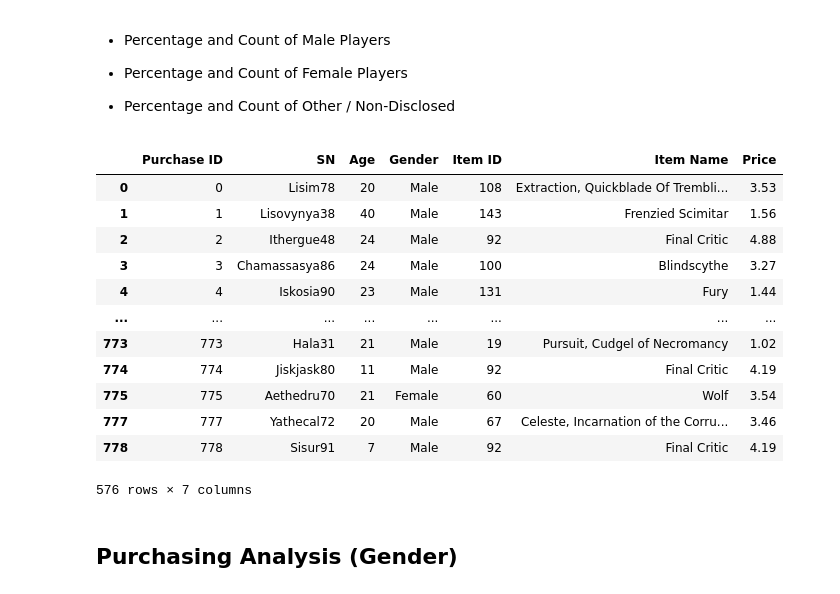
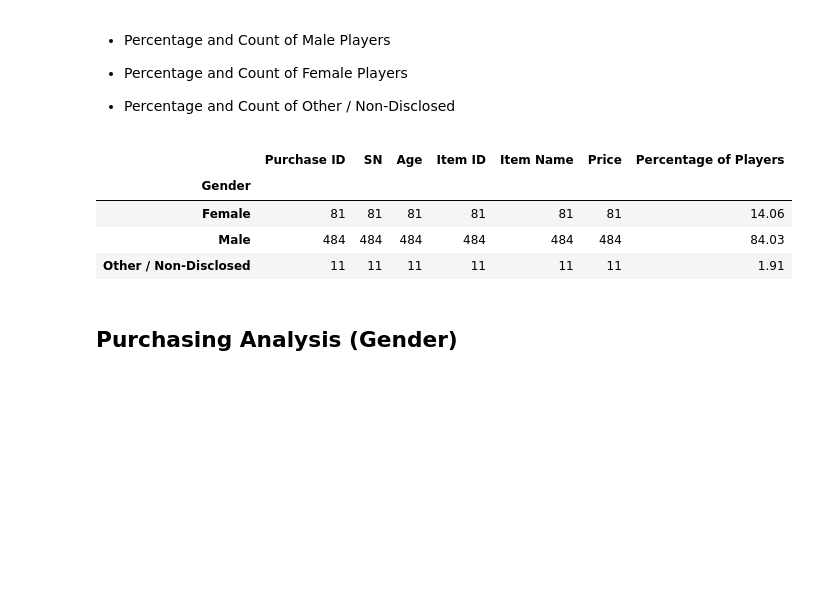
Before and after one commit to Gujaratigirl/Pandas_Challenge, a Jupyter notebook: HeroesOfPymoli/HeroesOfPymoli_starter.ipynb, the cells around one changed output. Saved outputs shown, nothing was run; the diff lists cells and outputs as text; code cells hidden in the pictures; blank space fills up the shorter version.

```diff
--- a/HeroesOfPymoli/HeroesOfPymoli_starter.ipynb
+++ b/HeroesOfPymoli/HeroesOfPymoli_starter.ipynb
@@ -84,32 +84,39 @@ purchase_summary_df
 # %%
 #gender_summary_df = purchase_data_df["SN"].unique()
 #df.groupby('id').first()
 user_summary_df = purchase_data_df.groupby('SN').head(1)
 
 gender_summary_df = user_summary_df.groupby(["Gender"])
 #gender_summary_df = purchase_data_df.groupby(["Gender"])
 #gender_summary_df = user_summary.count()
 gender_summary = user_summary_df.groupby(["Gender"])
 gender_summary_df = gender_summary.count()
+#gender_summary_df = gender_summary_df["SN"]
+#gender_summary_df["Gender"].value_counts()
+#user_summary_df
+#player_count
+gender_summary_df['Percentage of Players'] = round(gender_summary_df["SN"]/player_count*100,2)
+
+
+gender_summary_df.loc[:,['Percentage of Players','SN']]  ## can't get it to just pull selected columns
+
+purchase_summary_df = pd.DataFrame({"Number of Unique Items": [item_count],
+                                    "Average Price": "$" + str(price_mean),
+                                    "Number of Purchases": [total_count],
+                                    "Total Revenue": "$" + str(rev_total)}
+                                   )
+
+
+#gender_df = gender_summary_df["SN"]
+#gender_df
 gender_summary_df
-#gender_summary_df["Gender"].value_counts()
-user_summary_df
-#gender_summary_df
 #gender_summary_df.head()
 # %% [output]
-|  | Purchase ID | SN | Age | Gender | Item ID | Item Name | Price |
-| 0 | 0 | Lisim78 | 20 | Male | 108 | Extraction, Quickblade Of Trembli... | 3.53 |
-| 1 | 1 | Lisovynya38 | 40 | Male | 143 | Frenzied Scimitar | 1.56 |
-| 2 | 2 | Ithergue48 | 24 | Male | 92 | Final Critic | 4.88 |
-| 3 | 3 | Chamassasya86 | 24 | Male | 100 | Blindscythe | 3.27 |
-| 4 | 4 | Iskosia90 | 23 | Male | 131 | Fury | 1.44 |
-| ... | ... | ... | ... | ... | ... | ... | ... |
-| 773 | 773 | Hala31 | 21 | Male | 19 | Pursuit, Cudgel of Necromancy | 1.02 |
-| 774 | 774 | Jiskjask80 | 11 | Male | 92 | Final Critic | 4.19 |
-| 775 | 775 | Aethedru70 | 21 | Female | 60 | Wolf | 3.54 |
-| 777 | 777 | Yathecal72 | 20 | Male | 67 | Celeste, Incarnation of the Corru... | 3.46 |
-| 778 | 778 | Sisur91 | 7 | Male | 92 | Final Critic | 4.19 |
+|  | Purchase ID | SN | Age | Item ID | Item Name | Price | Percentage of Players |
+| Gender |  |  |  |  |  |  |  |
+| Female | 81 | 81 | 81 | 81 | 81 | 81 | 14.06 |
+| Male | 484 | 484 | 484 | 484 | 484 | 484 | 84.03 |
+| Other / Non-Disclosed | 11 | 11 | 11 | 11 | 11 | 11 | 1.91 |
-576 rows × 7 columns
 # %% [markdown]
 
 ## Purchasing Analysis (Gender)
```
